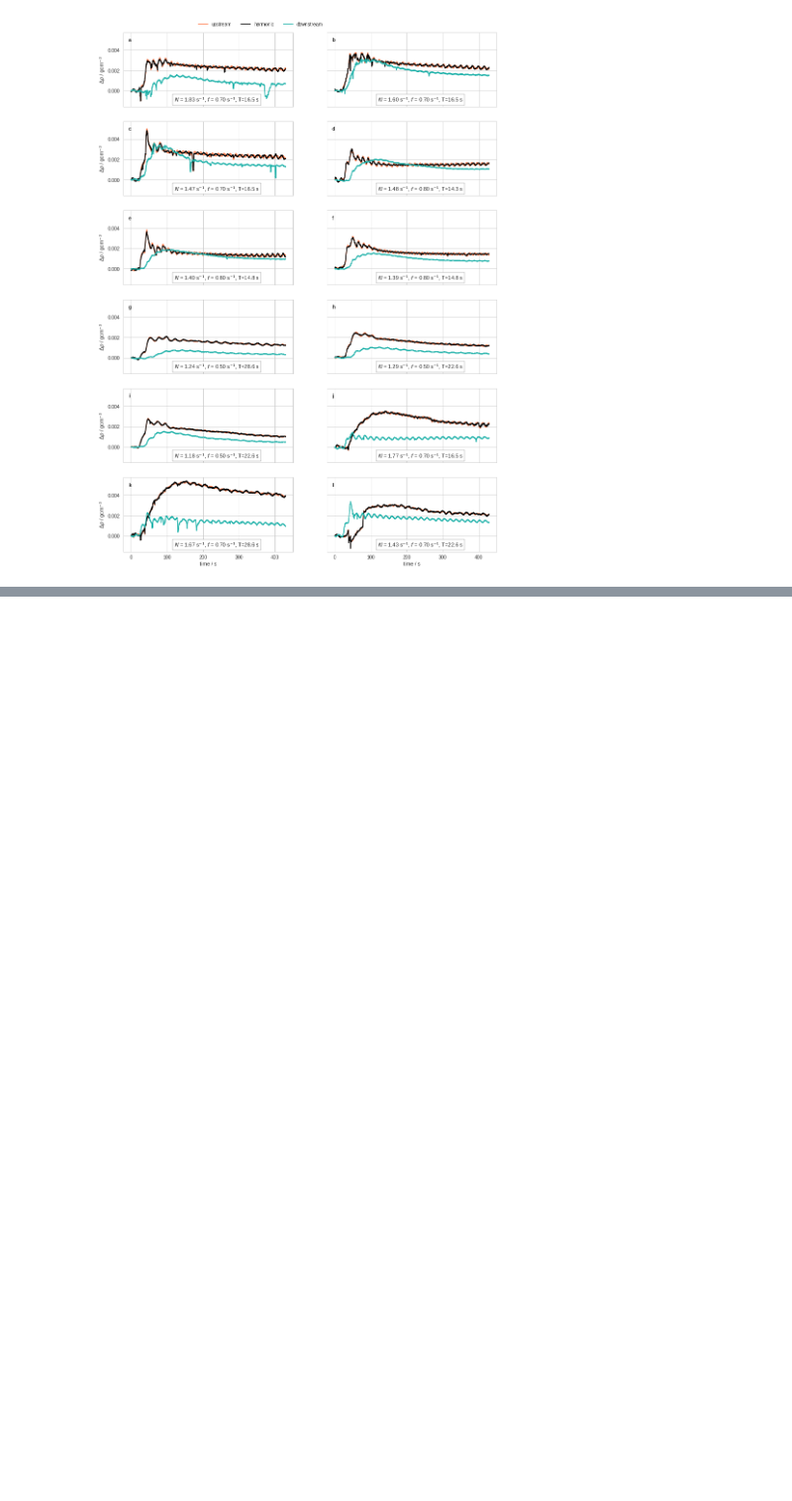
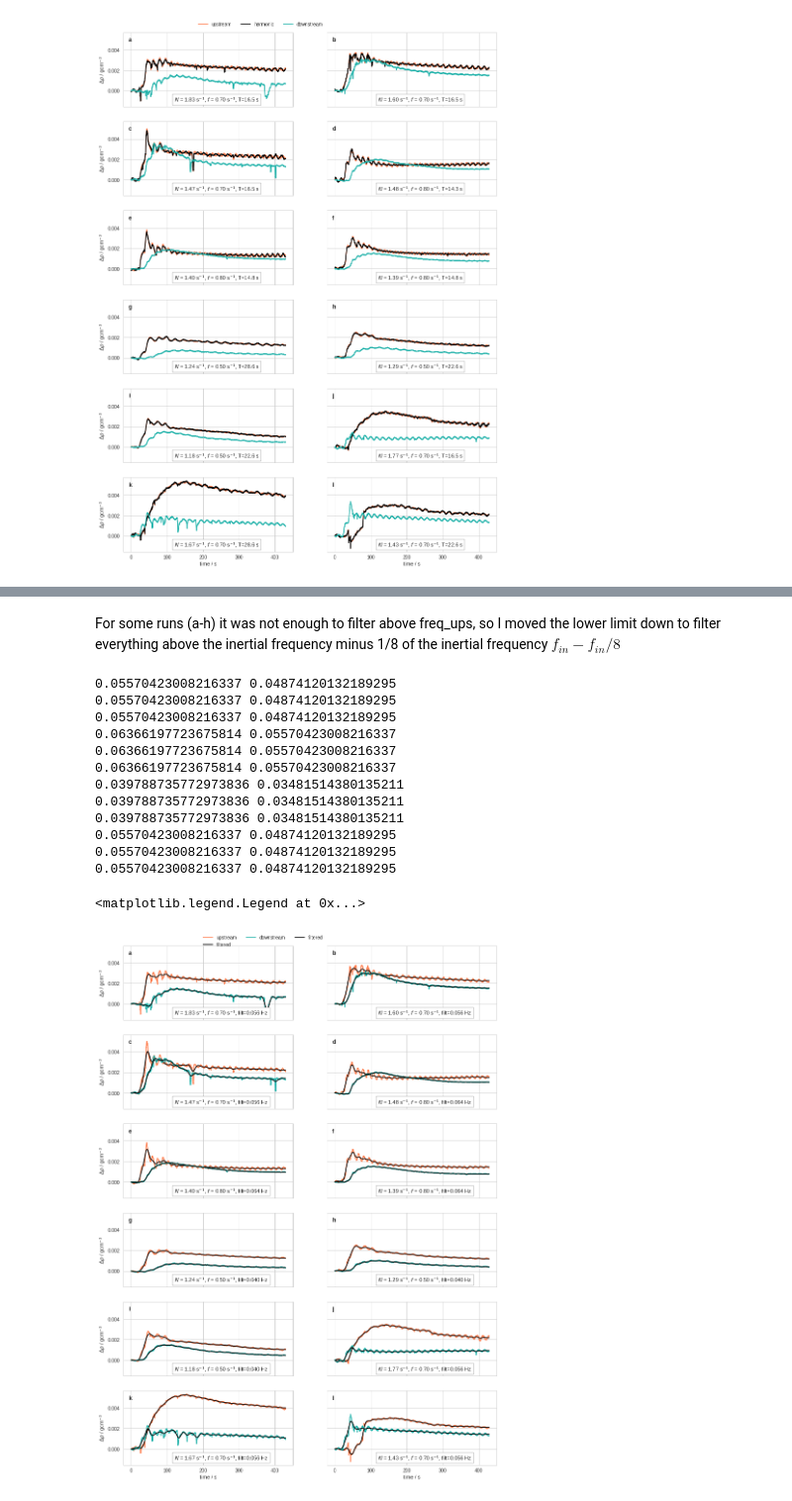
Before and after one commit to UBC-MOAD/MultipleCanyons, a Jupyter notebook: lab/Conduino/notebooks/Oscillations_II.ipynb, the cells around one changed output, grey strips where cells are left out. Shown at 99% size. Drawn from its saved outputs; the diff is of its cells as text; code cells hidden in the pictures; blank space fills up the shorter version.

```diff
--- a/lab/Conduino/notebooks/Oscillations_II.ipynb
+++ b/lab/Conduino/notebooks/Oscillations_II.ipynb
@@ -459,0 +500,68 @@ ax1.legend(ncol=3,bbox_to_anchor=(0,1.2))
+# %% [markdown]
+For some runs (a-h) it was not enough to filter above freq_ups, so I moved the lower limit down to filter everything above the inertial frequency minus 1/8 of the inertial frequency $f_{in}-f_{in}/8$
+# %%
+sns.set_style('whitegrid')
+fig, ((ax0,ax1),(ax2,ax3),(ax4,ax5),(ax6,ax7),(ax8,ax9),(ax10,ax11)) = plt.subplots(6, 2, figsize=(14,20),
+                                                                                    sharey=True, sharex=True)
+axs = [ax0,ax1,ax2,ax3,ax4,ax5,ax6,ax7,ax8,ax9,ax10,ax11]
+panel_labels = ['a','b','c','d','e','f','g','h','i','j','k','l']
+rho0=998.5
+g = 9.81
+for exp, kk, ax, pan_lab, freq in zip(exp_dicts, range(exp_num), axs, panel_labels, freqs_ups):
+    for ii,col in zip(range(len(exp['run_files'])),colors):
+        filepath = exp['dir']+exp['run_files'][ii]
+        mat = sio.loadmat(filepath, squeeze_me=True)
+        P1 = mat['ch1']
+        P2 = mat['ch2']
+        dt = mat['dt']
+        time = mat['time']
+        if exp['calibration']=='09Aug19':
+            dens1 = ctools.densANK1_09Aug19(P1)
+            dens2 = ctools.densANK2_09Aug19(P2)
+        else:
+            dens1 = ctools.densANK1_17Aug19(P1)
+            dens2 = ctools.densANK2_17Aug19(P2)
+
+        N =((g/rho0)*((1000*exp["rho_sb"][ii]-1000*exp["rho_top"][ii])/(exp["hsb"]*0.01)))**0.5
+
+        f0 = (exp["fo"]/2)/(2*np.pi) # f/2 is omega, table speed in rad/s, /2pi to get rid of rad
+        print(f0,f0-(f0/8))
+
+        fs = samp_freq
+        # Using the values of the last experiment from the loop: dens1, dens2, freq
+        y_ups = butter_lowpass_filter(dens1-dens1[0], f0-(f0/8), fs, order=5)
+        y_dns = butter_lowpass_filter(dens2-dens2[0], f0-(f0/8), fs, order=5)
+
+        ax.text(0.3,0.07,'$N$ = %1.2f s$^{-1}$, $f$ = %1.2f s$^{-1}$, filt=%1.3f Hz' \
+                %(N,exp["fo"],f0), transform=ax.transAxes,fontsize=11,
+                bbox=dict(facecolor='white', alpha=1) )
+
+        ax.plot(time, dens1-dens1[0],'-',
+                color='coral', label='upstream')
+        ax.plot(time[:],y_ups,'-', label='filtered', color='k')
+
+        ax.plot(time, dens2-dens2[0],'-',
+                color='lightseagreen', label='downstream')
+        ax.plot(time[:],y_dns,'-', label='filtered', color='k')
+        ax.text(0.03,0.88, pan_lab, fontweight='bold', transform=ax.transAxes)
+
+for ax in [ax0,ax2,ax4,ax6,ax8, ax10]:
+    ax.set_ylabel(r'$\Delta \rho$ / gcm$^{-3}$')
+ax10.set_xlabel('time / s')
+ax11.set_xlabel('time / s')
+ax1.legend(ncol=3,bbox_to_anchor=(0,1.2))
+# %% [output]
+0.05570423008216337 0.04874120132189295
+0.05570423008216337 0.04874120132189295
+0.05570423008216337 0.04874120132189295
+0.06366197723675814 0.05570423008216337
+0.06366197723675814 0.05570423008216337
+0.06366197723675814 0.05570423008216337
+0.039788735772973836 0.03481514380135211
+0.039788735772973836 0.03481514380135211
+0.039788735772973836 0.03481514380135211
+0.05570423008216337 0.04874120132189295
+0.05570423008216337 0.04874120132189295
+0.05570423008216337 0.04874120132189295
+<matplotlib.legend.Legend at 0x...>
+[figure, added]
```
Also changed, not shown: parts of 4 cells of this notebook, 1 other file.
